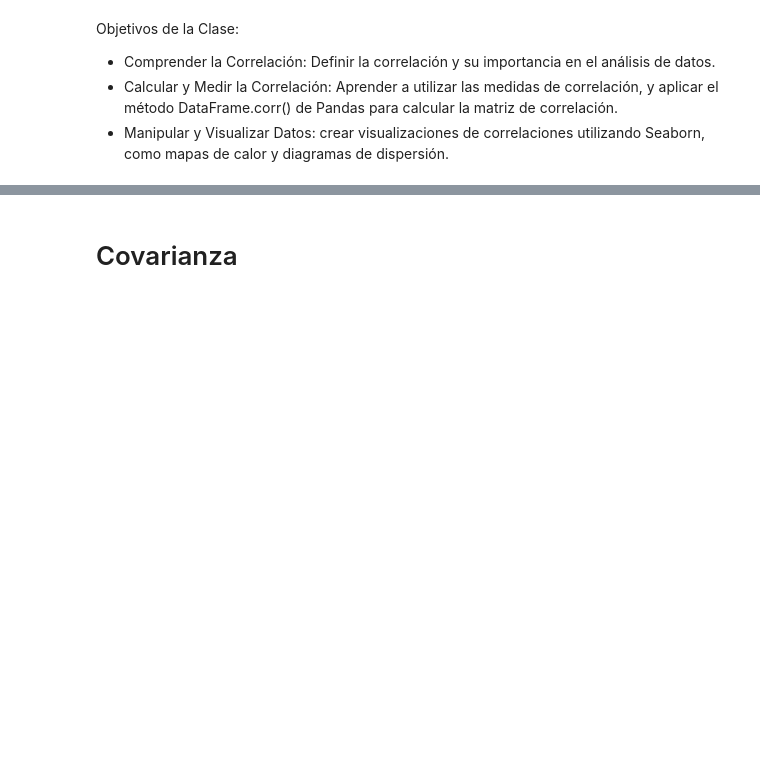
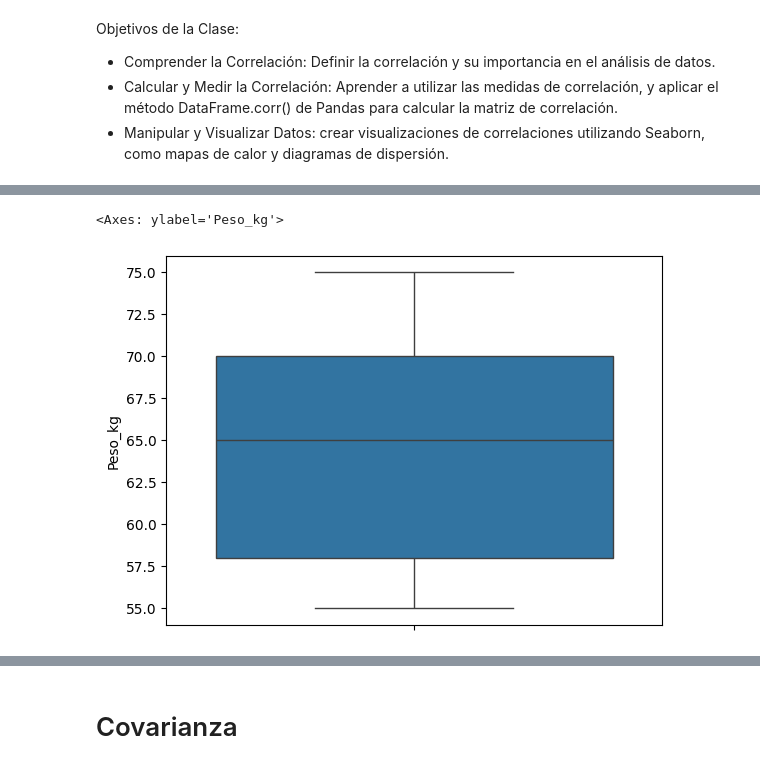
Before and after one commit to v0ltax/TT-2C2025-Data-Analitycs-Notebooks, a Jupyter notebook: _21_Clase_11/Clase_11_correlacion.ipynb, the cells around one changed output, grey strips where cells are left out. Saved outputs shown, nothing was run; the diff lists cells and outputs as text; code cells hidden in the pictures; blank space fills up the shorter version.

```diff
--- a/_21_Clase_11/Clase_11_correlacion.ipynb
+++ b/_21_Clase_11/Clase_11_correlacion.ipynb
@@ -39,0 +49,5 @@ df.describe()
+# %%
+sns.boxplot(data=df, y="Peso_kg")
+# %% [output]
+<Axes: ylabel='Peso_kg'>
+[figure, added]
```
Also changed, not shown: parts of 11 cells of this notebook, 1 other file.
